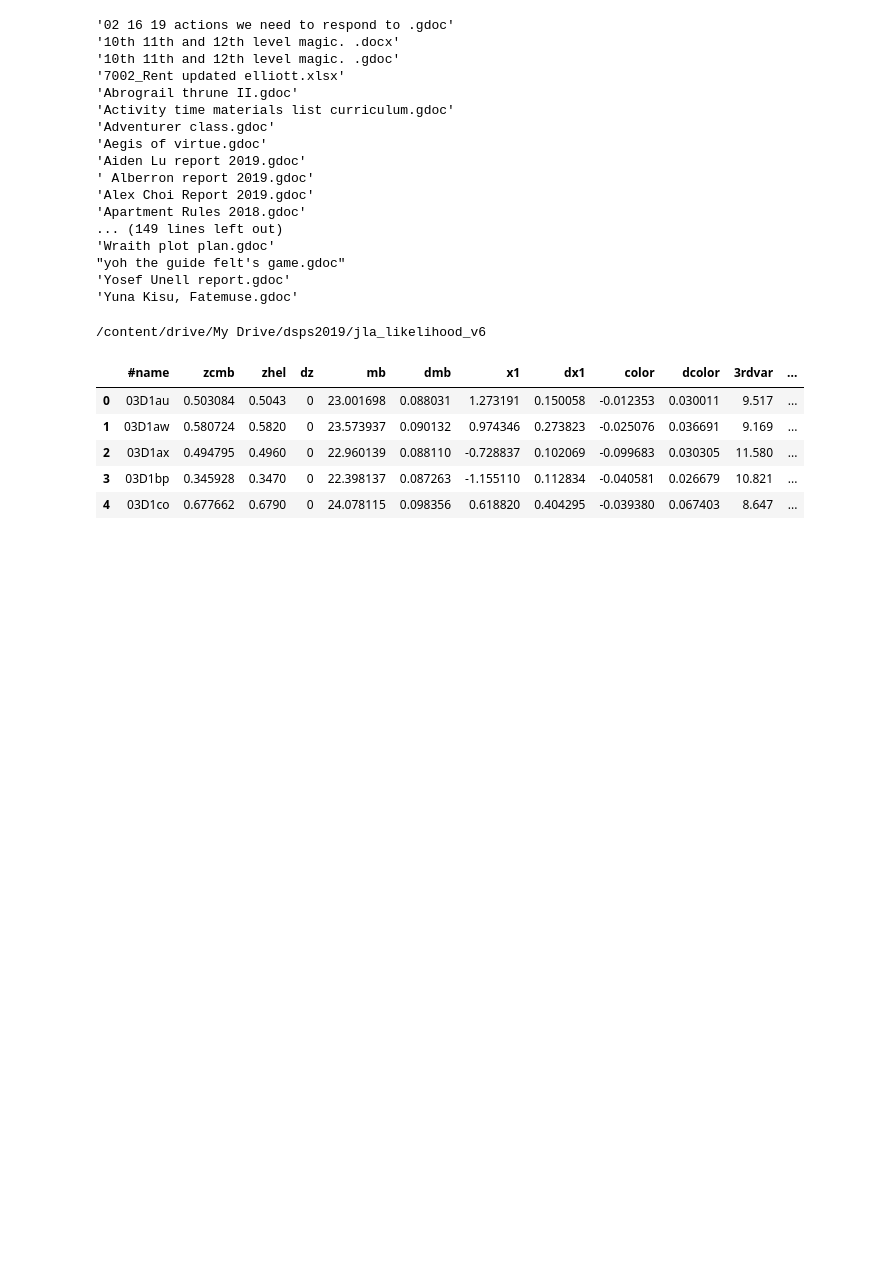
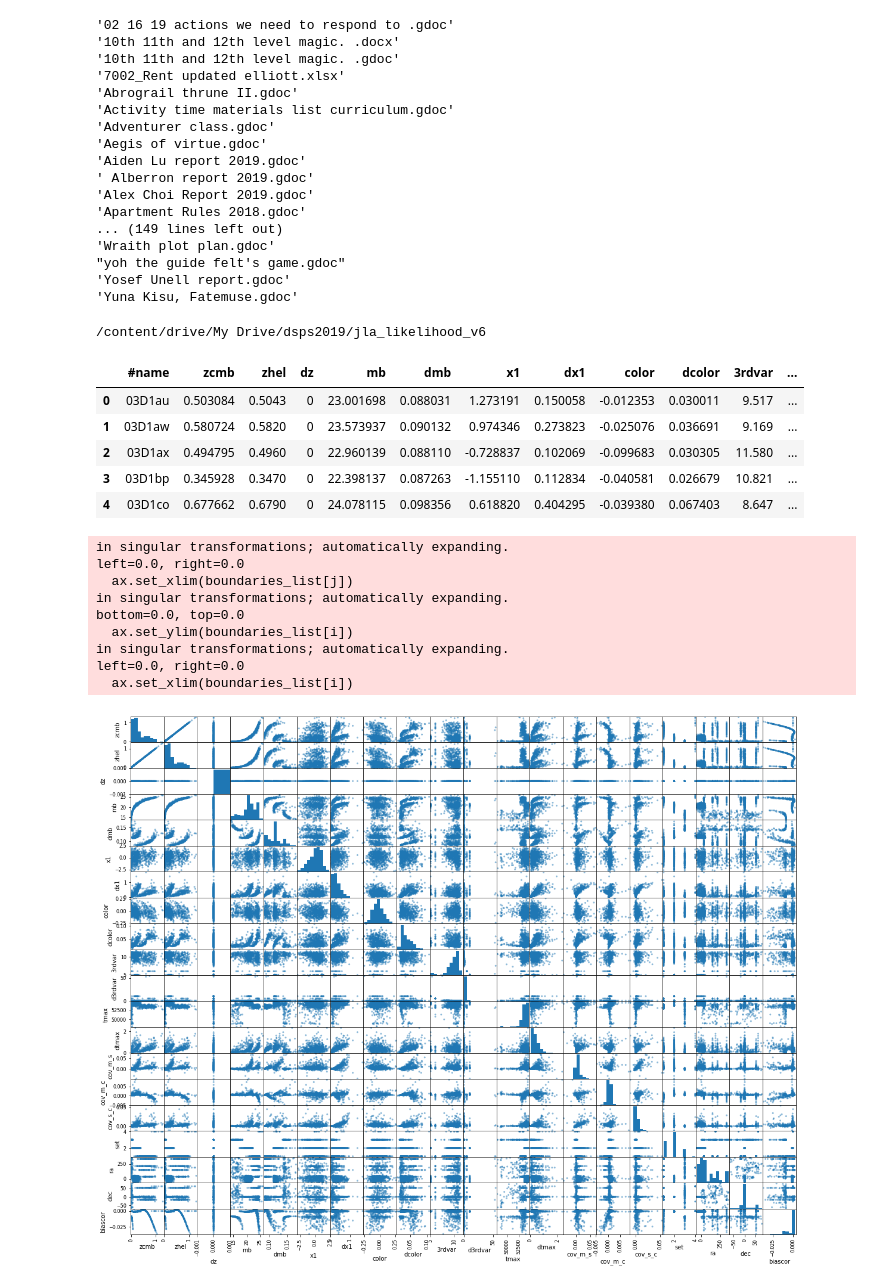
Before and after one commit to exalteded/DSPS, a Jupyter notebook: HW6/HW6.ipynb, the cells around one changed output. Saved outputs shown, nothing was run; the diff lists cells and outputs as text; code cells hidden in the pictures; blank space fills up the shorter version.

```diff
--- a/HW6/HW6.ipynb
+++ b/HW6/HW6.ipynb
@@ -165,3 +165,16 @@ jla.head()
 | 2 | 03D1ax | 0.494795 | 0.4960 | 0 | 22.960139 | 0.088110 | -0.728837 | 0.102069 | -0.099683 | 0.030305 | 11.580 | ... |
 | 3 | 03D1bp | 0.345928 | 0.3470 | 0 | 22.398137 | 0.087263 | -1.155110 | 0.112834 | -0.040581 | 0.026679 | 10.821 | ... |
 | 4 | 03D1co | 0.677662 | 0.6790 | 0 | 24.078115 | 0.098356 | 0.618820 | 0.404295 | -0.039380 | 0.067403 | 8.647 | ... |
+# %%
+axs = pd.plotting.scatter_matrix(jla,figsize = (20,16))
+# %% [output]
+in singular transformations; automatically expanding.
+left=0.0, right=0.0
+  ax.set_xlim(boundaries_list[j])
+in singular transformations; automatically expanding.
+bottom=0.0, top=0.0
+  ax.set_ylim(boundaries_list[i])
+in singular transformations; automatically expanding.
+left=0.0, right=0.0
+  ax.set_xlim(boundaries_list[i])
+[figure, added]
```
